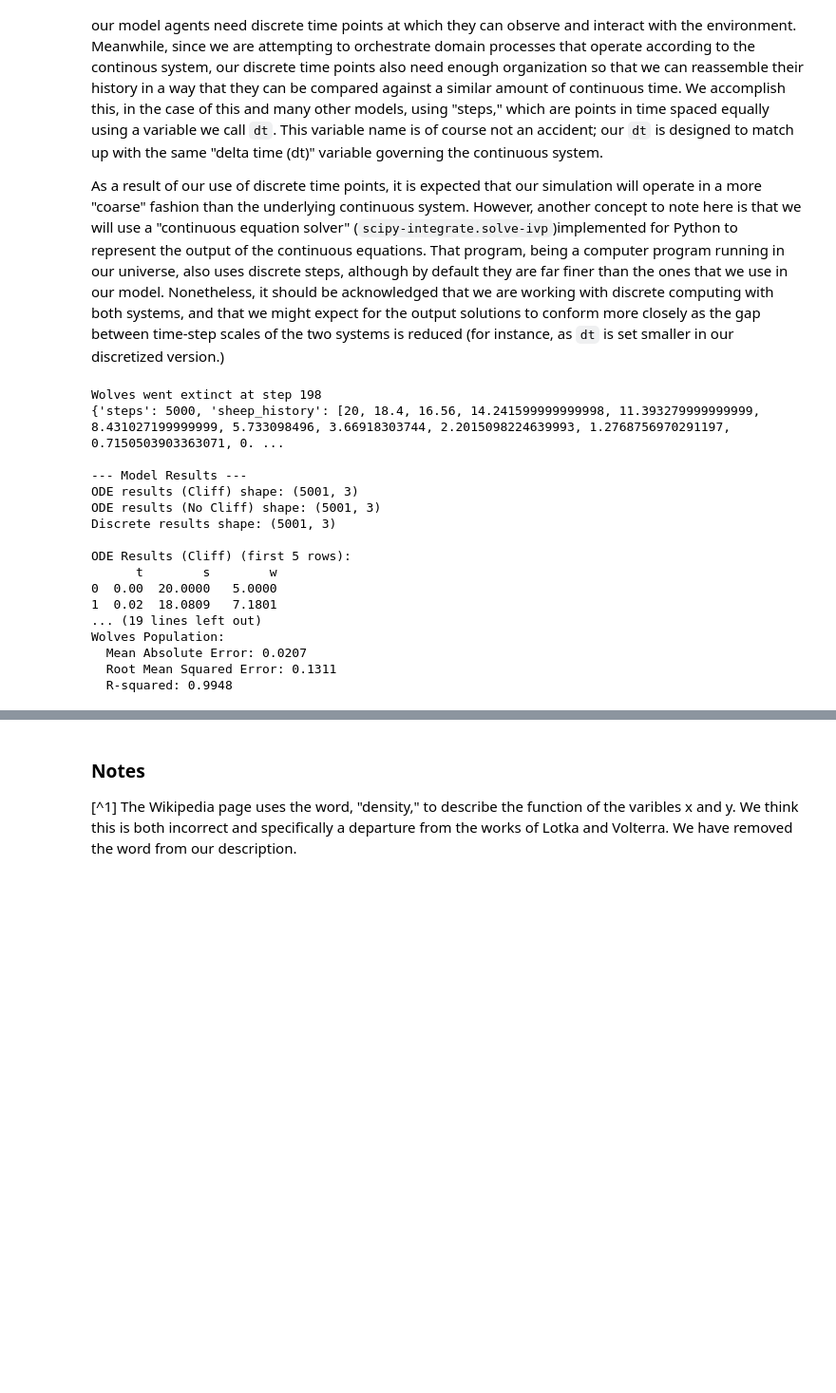
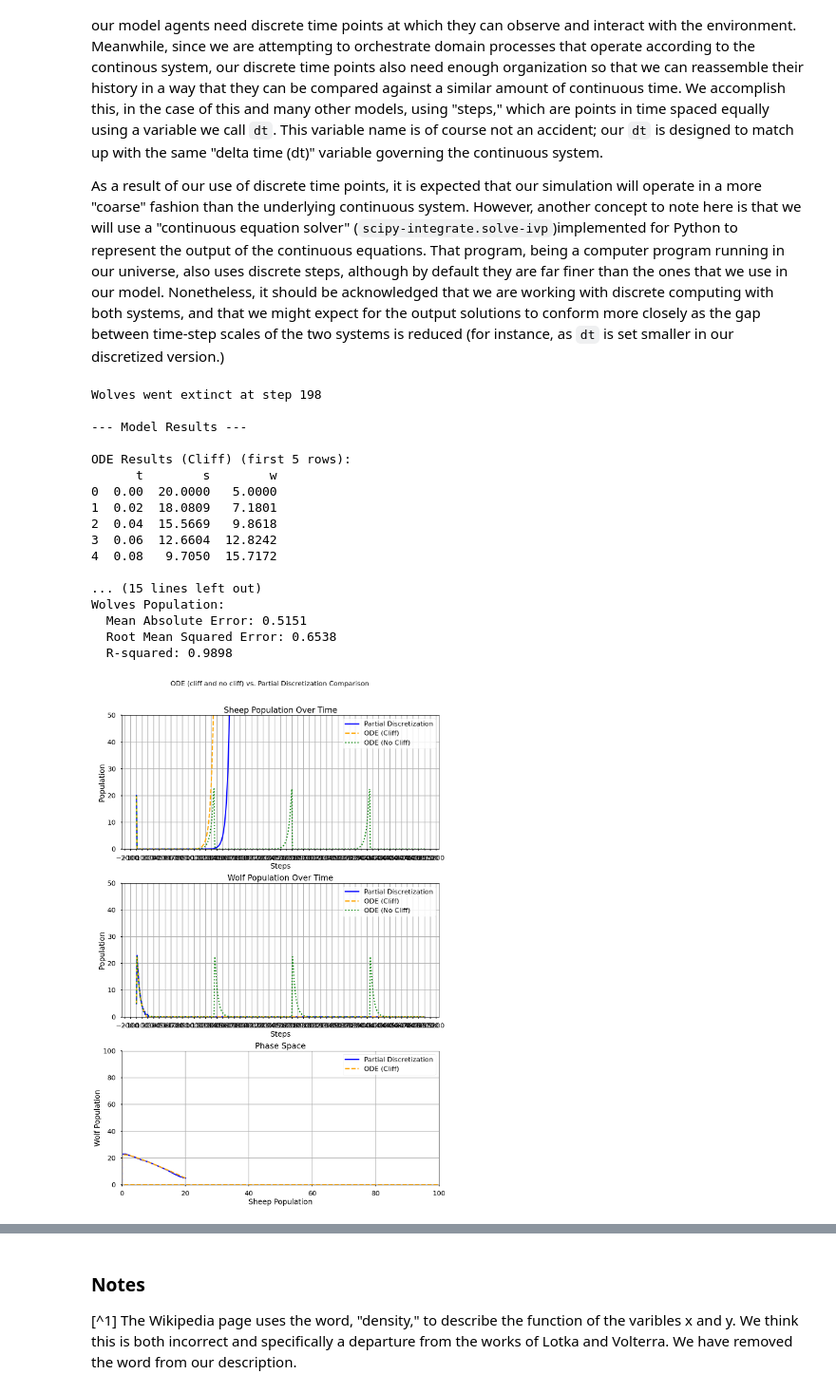
Before and after one commit to peterdresslar/do-android-wolves-dream-of-electric-sheep, a Jupyter notebook: notebooks/validation.ipynb, the cells around one changed output, grey strips where cells are left out. Shown: that part at 95% size. Saved outputs shown, nothing was run; the diff lists cells and outputs as text; code cells hidden in the pictures; blank space fills up the shorter version.

```diff
--- a/notebooks/validation.ipynb
+++ b/notebooks/validation.ipynb
@@ -235,7 +235,7 @@ model_params = {
         "s_start": 20,
         "w_start": 5,
         "dt": 0.02,
-        "steps": 5000,
+        "steps": 200,
         "sheep_max": 210,
         "eps": 0.0
     }
@@ -243,22 +243,26 @@ model_params = {
 ode_r, ode_no_cliff_r, partial_r = test_prop_partial_discretization_matches_ode(model_params)
 # %% [output]
 Wolves went extinct at step 198
-{'steps': 5000, 'sheep_history': [20, 18.4, 16.56, 14.241599999999998, 11.393279999999999, 8.431027199999999, 5.733098496, 3.66918303744, 2.2015098224639993, 1.2768756970291197, 0.7150503903363071, 0. ...
 
 --- Model Results ---
-ODE results (Cliff) shape: (5001, 3)
-ODE results (No Cliff) shape: (5001, 3)
-Discrete results shape: (5001, 3)
 
 ODE Results (Cliff) (first 5 rows):
       t        s        w
 0  0.00  20.0000   5.0000
 1  0.02  18.0809   7.1801
-... (19 lines left out)
+2  0.04  15.5669   9.8618
+3  0.06  12.6604  12.8242
+4  0.08   9.7050  15.7172
+
+... (15 lines left out)
 Wolves Population:
-  Mean Absolute Error: 0.0207
-  Root Mean Squared Error: 0.1311
-  R-squared: 0.9948
+  Mean Absolute Error: 0.5151
+  Root Mean Squared Error: 0.6538
+  R-squared: 0.9898
+# %%
+plot_partial_matches_ode(model_params, partial_r, ode_r, ode_no_cliff_r)
+# %% [output]
+[figure, added]
 # %%
 model_params["alpha"] = 1.1
 model_params["beta"] = 0.4
```
Also changed, not shown: parts of 4 cells of this notebook.
